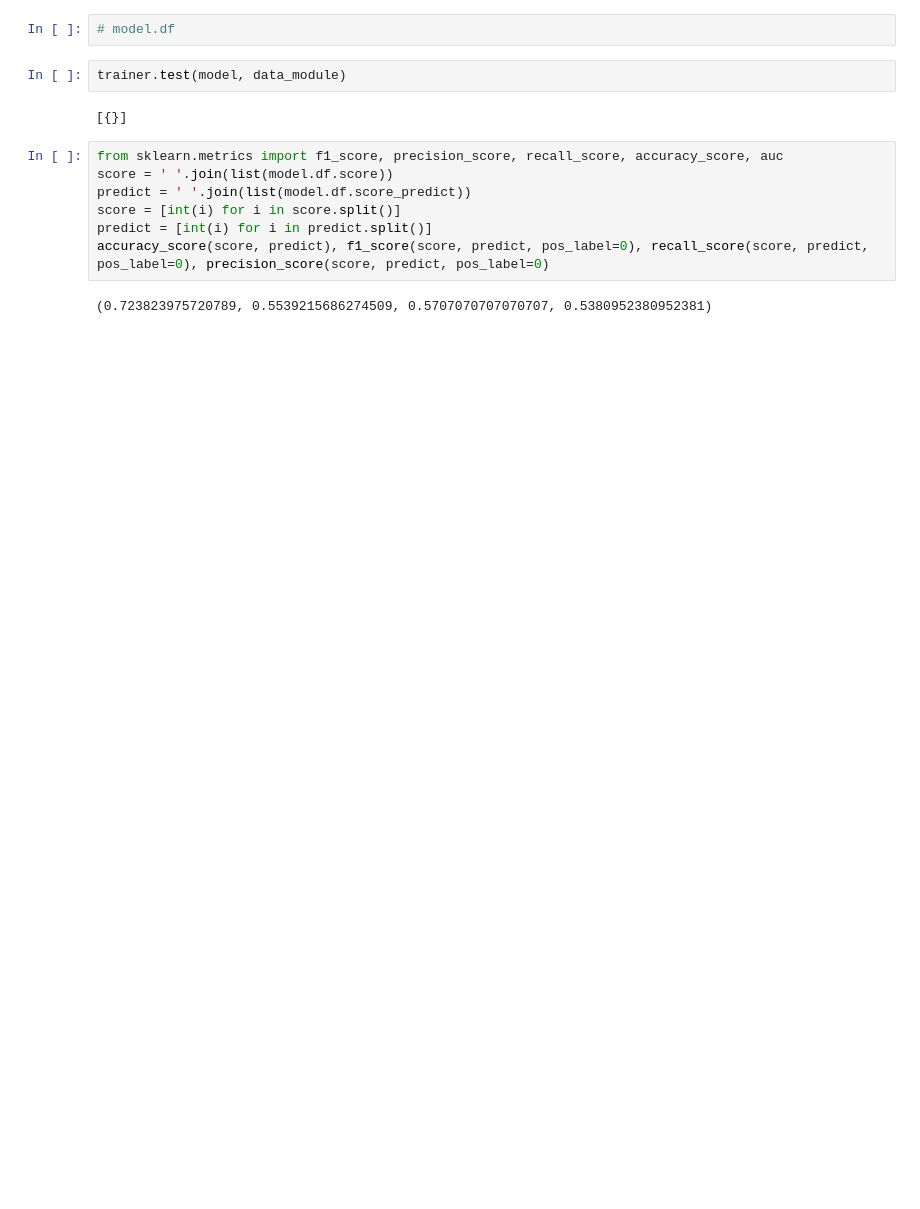
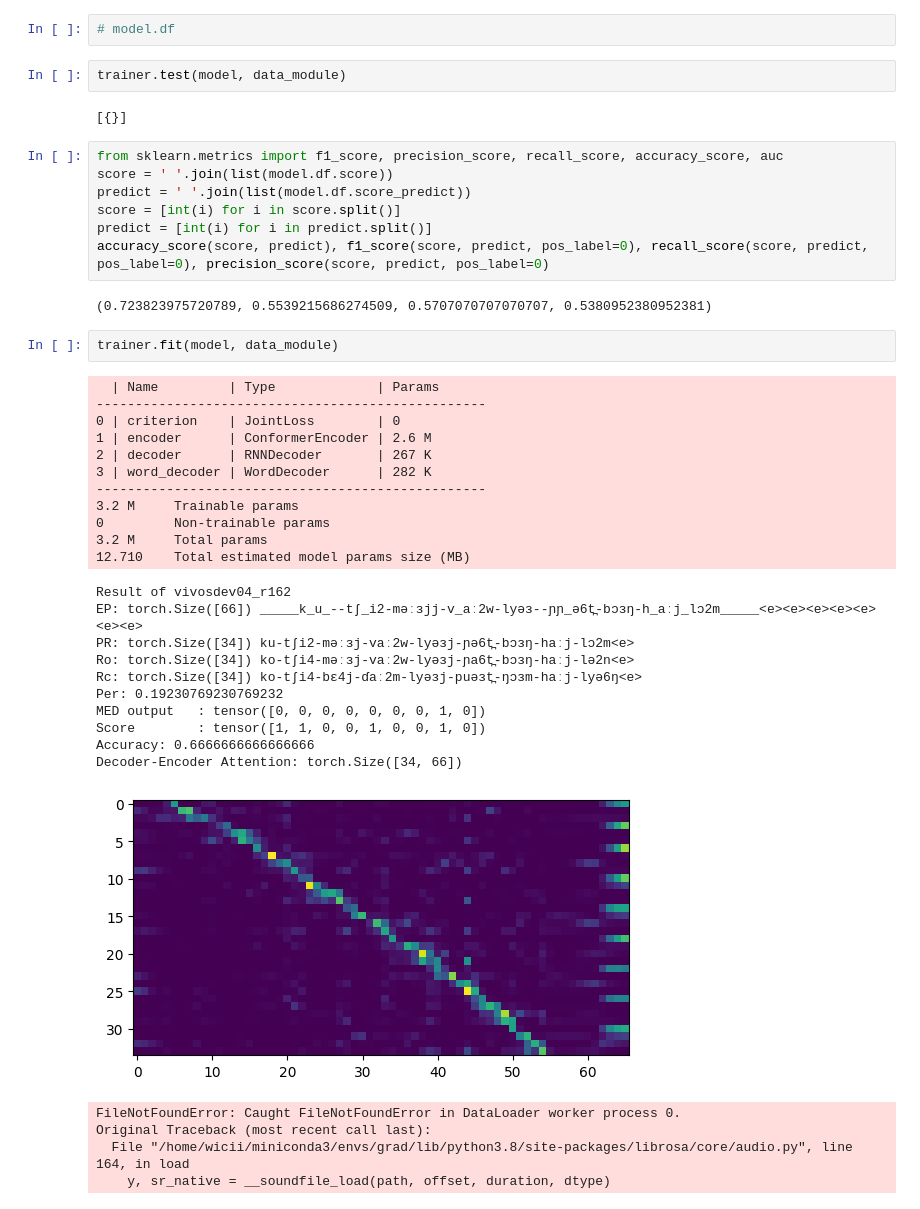
Before and after one commit to hoale0231/A-Deep-Learning-Based-Strategy-for-Vietnamese-Incorrect-Pronunciation-Detection, a Jupyter notebook: mpvn.ipynb, the cells around one changed output. Drawn from its saved outputs; the diff is of its cells as text; blank space fills up the shorter version.

```diff
--- a/mpvn.ipynb
+++ b/mpvn.ipynb
@@ -106,3 +106,32 @@ predict = [int(i) for i in predict.split()]
 accuracy_score(score, predict), f1_score(score, predict, pos_label=0), recall_score(score, predict, pos_label=0), precision_score(score, predict, pos_label=0)
 # %% [output]
 (0.723823975720789, 0.5539215686274509, 0.5707070707070707, 0.5380952380952381)
+# %%
+trainer.fit(model, data_module)
+# %% [output]
+  | Name         | Type             | Params
+--------------------------------------------------
+0 | criterion    | JointLoss        | 0
+1 | encoder      | ConformerEncoder | 2.6 M
+2 | decoder      | RNNDecoder       | 267 K
+3 | word_decoder | WordDecoder      | 282 K
+--------------------------------------------------
+3.2 M     Trainable params
+0         Non-trainable params
+3.2 M     Total params
+12.710    Total estimated model params size (MB)
+Result of vivosdev04_r162
+EP: torch.Size([66]) _____k_u_--tʃ_i2-məːɜjj-v_aː2w-lyəɜ--ɲɲ_ə6t̪-bɔɜŋ-h_aːj_lɔ2m_____<e><e><e><e><e><e><e>
+PR: torch.Size([34]) ku-tʃi2-məːɜj-vaː2w-lyəɜj-ɲə6t̪-bɔɜŋ-haːj-lɔ2m<e>
+Ro: torch.Size([34]) ko-tʃi4-məːɜj-vaː2w-lyəɜj-ɲa6t̪-bɔɜŋ-haːj-lə2n<e>
+Rc: torch.Size([34]) ko-tʃi4-bɛ4j-ɗaː2m-lyəɜj-puəɜt̪-ŋɔɜm-haːj-lyə6ŋ<e>
+Per: 0.19230769230769232
+MED output   : tensor([0, 0, 0, 0, 0, 0, 0, 1, 0])
+Score        : tensor([1, 1, 0, 0, 1, 0, 0, 1, 0])
+Accuracy: 0.6666666666666666
+Decoder-Encoder Attention: torch.Size([34, 66])
+[figure, added]
+FileNotFoundError: Caught FileNotFoundError in DataLoader worker process 0.
+Original Traceback (most recent call last):
+  File "/home/wicii/miniconda3/envs/grad/lib/python3.8/site-packages/librosa/core/audio.py", line 164, in load
+    y, sr_native = __soundfile_load(path, offset, duration, dtype)
```
Also changed, not shown: parts of 2 cells of this notebook, 6 other files.
